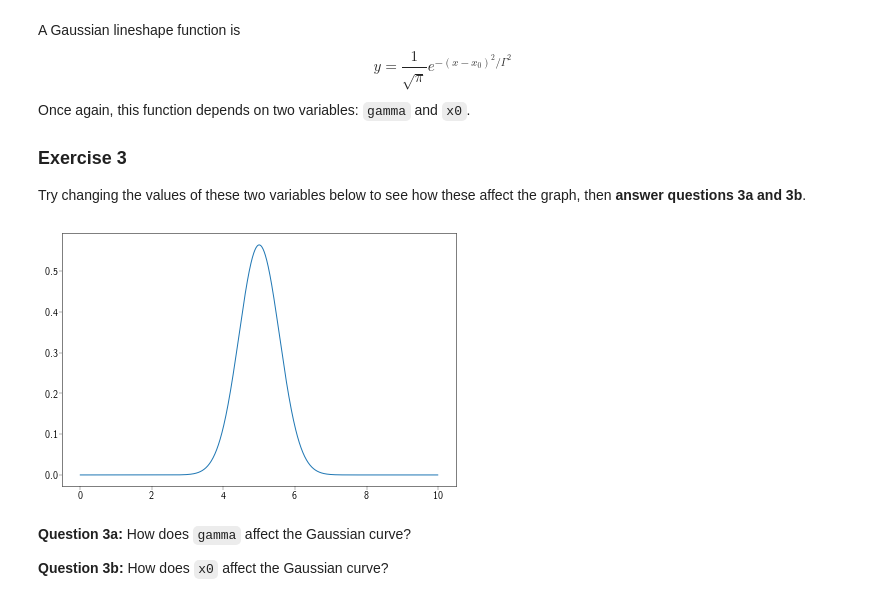
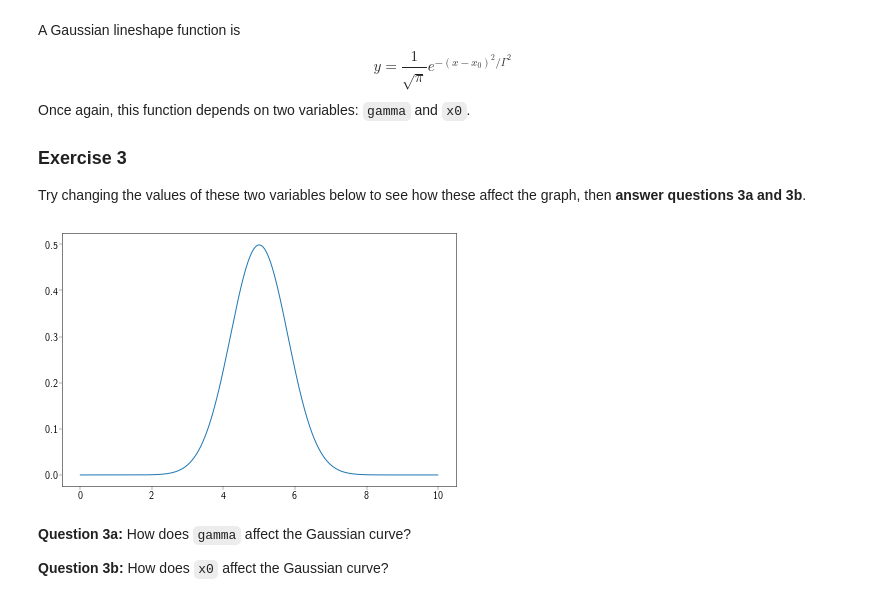
Before and after one commit to dchulhai/spectroscopy, a Jupyter notebook: Lineshape_Functions.ipynb, the cells around one changed output. Drawn from its saved outputs; the diff is of its cells as text; code cells hidden in the pictures.

```diff
--- a/Lineshape_Functions.ipynb
+++ b/Lineshape_Functions.ipynb
@@ -68,11 +68,11 @@ Try changing the values of these two variables below to see how these affect the
 # %%
 gamma = 0.8
 x0 = 5
-y = (1/np.sqrt(np.pi)) * np.exp(-1*(x-x0)**2/gamma**2) # This is the Gaussian lineshape function from above
+y = 1/(gamma * np.sqrt(2*np.pi)) * np.exp(-0.5*((x-x0)/gamma)**2) # This is the Gaussian lineshape function from above
 plt.plot(x,y)
 plt.show()
 # %% [output]
-[figure, old version]
+[figure, new version]
 # %% [markdown]
 **Question 3a:** How does `gamma` affect the Gaussian curve?
 
```
Also changed, not shown: parts of 2 cells of this notebook, 1 other file.
